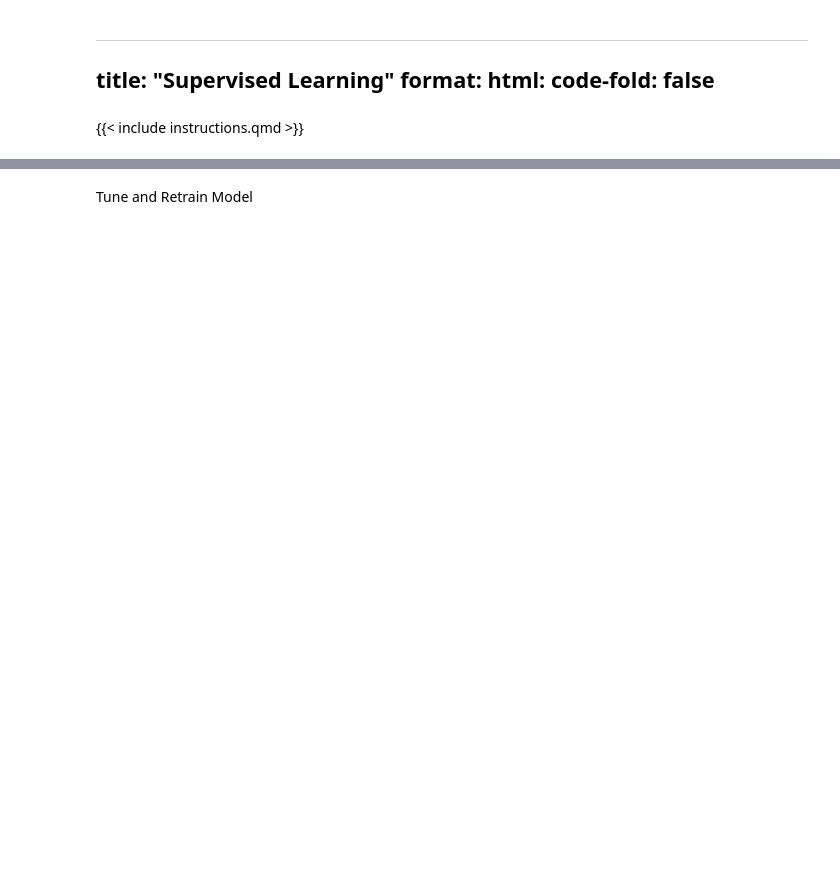
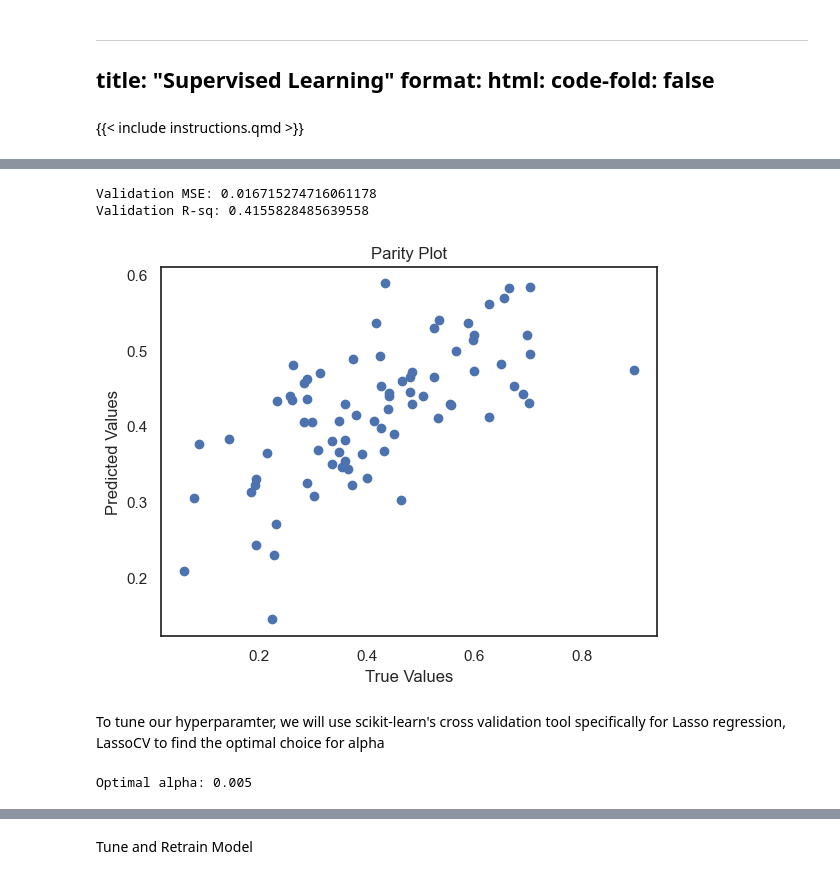
Before and after one commit to joyjessica/DSAN_5000_project, a Jupyter notebook: technical-details/supervised-learning/main.ipynb, the cells around one changed output, grey strips where cells are left out. Saved outputs shown, nothing was run; the diff lists cells and outputs as text; code cells hidden in the pictures; blank space fills up the shorter version.

Commit message:
add lasso regression and update descriptions

```diff
--- a/technical-details/supervised-learning/main.ipynb
+++ b/technical-details/supervised-learning/main.ipynb
@@ -145,0 +216,28 @@ boost_param_grid = {
+# %%
+X, y, X_train, X_val, X_test, y_train, y_val, y_test = preprocessing(df = df_clean, target_column='Percent of Students Chronically Absent')
+# %%
+lasso = Lasso(alpha=0.01)
+lasso.fit(X_train, y_train)
+
+y_pred = lasso.predict(X_val)
+
+print("Validation MSE:", mean_squared_error(y_val, y_val_pred))
+print("Validation R-sq:", lasso.score(X_val, y_val))
+
+plt.scatter(y_val, y_pred)
+plt.xlabel("True Values")
+plt.ylabel("Predicted Values")
+plt.title("Parity Plot")
+plt.show()
+# %% [output]
+Validation MSE: 0.016715274716061178
+Validation R-sq: 0.4155828485639558
+[figure, added]
+# %% [markdown]
+To tune our hyperparamter, we will use scikit-learn's cross validation tool specifically for Lasso regression, LassoCV to find the optimal choice for alpha
+# %%
+lasso_cv = LassoCV(alphas=[0.1, 0.01, 0.05, 0.001, 0.005, 0.0005, 0.0001], cv=5)
+lasso_cv.fit(X_train, y_train)
+print(f"Optimal alpha: {lasso_cv.alpha_}")
+# %% [output]
+Optimal alpha: 0.005
```
Also changed, not shown: parts of 71 cells of this notebook.
